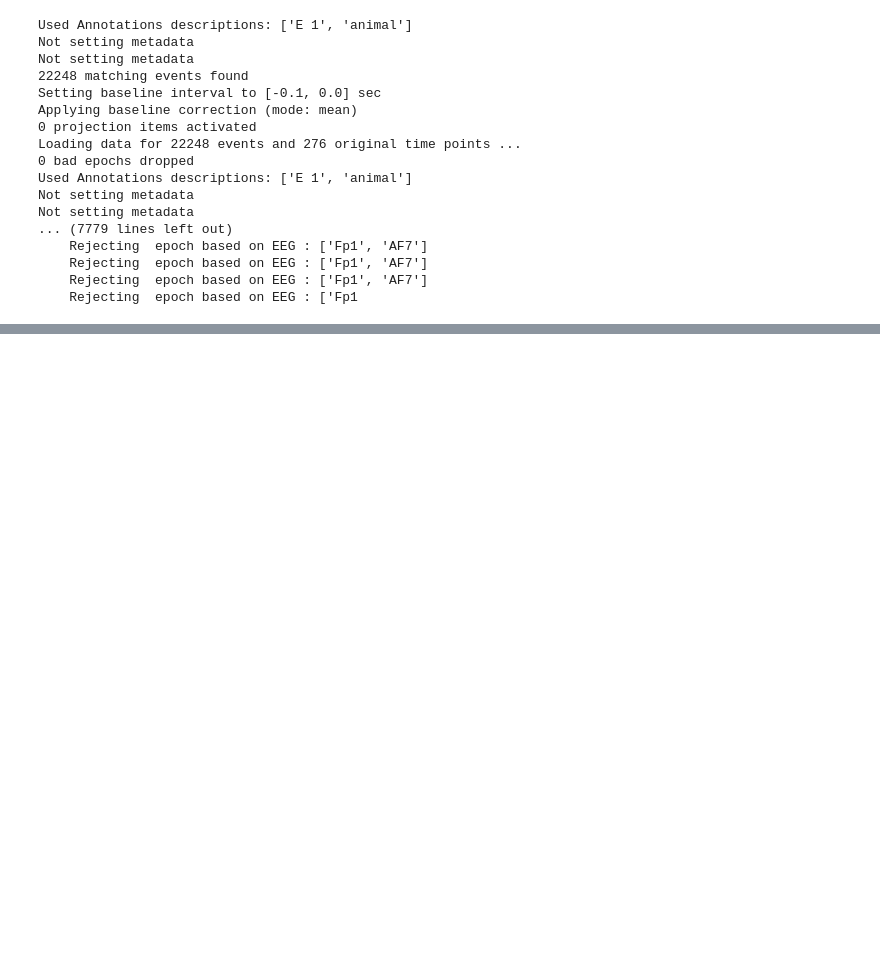
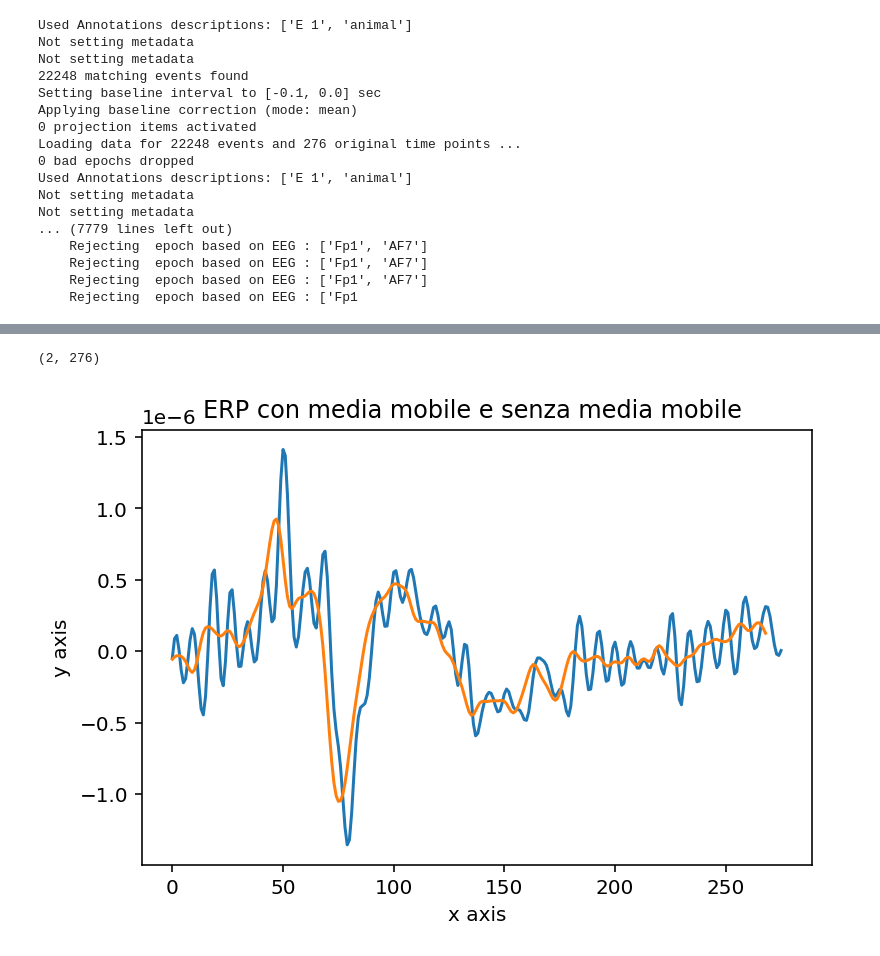
Before and after one commit to Diego41ITA/EEG-analysis, a Jupyter notebook: Prova_multi_sub.ipynb, the cells around one changed output, grey strips where cells are left out. Drawn from its saved outputs; the diff is of its cells as text; code cells hidden in the pictures; blank space fills up the shorter version.

Commit message:
prova con media mobile

```diff
--- a/Prova_multi_sub.ipynb
+++ b/Prova_multi_sub.ipynb
@@ -191,0 +191,34 @@ roi_evoked.plot()
+# %%
+NP_ROI_Animali=roi_evoked.data
+# %%
+NP_ROI_Animali.shape
+# %% [output]
+(2, 276)
+# %%
+def moving_average(a, n=8) :
+    ret = np.cumsum(a, dtype=float)
+    ret[n:] = ret[n:] - ret[:-n]
+    return ret[n - 1:] / n
+
+NP_ROI_Animali_av_Oz=moving_average(NP_ROI_Animali[0,:])
+NP_ROI_Animali_av_POz=moving_average(NP_ROI_Animali[1,:])
+# %%
+NP_ROI_Animali_av=(NP_ROI_Animali_av_Oz+ NP_ROI_Animali_av_POz) / 2
+NP_ROI_Animali=(NP_ROI_Animali[0,:]+ NP_ROI_Animali[1,:]) / 2
+# %%
+plt.plot(range(276),NP_ROI_Animali)
+plt.plot(range(269),NP_ROI_Animali_av)
+# Add Title
+
+plt.title("ERP con media mobile e senza media mobile ")
+
+# Add Axes Labels
+
+plt.xlabel("x axis")
+plt.ylabel("y axis")
+
+# Display
+
+plt.show()
+# %% [output]
+[figure, added]
```
Also changed, not shown: parts of 3 cells of this notebook.
